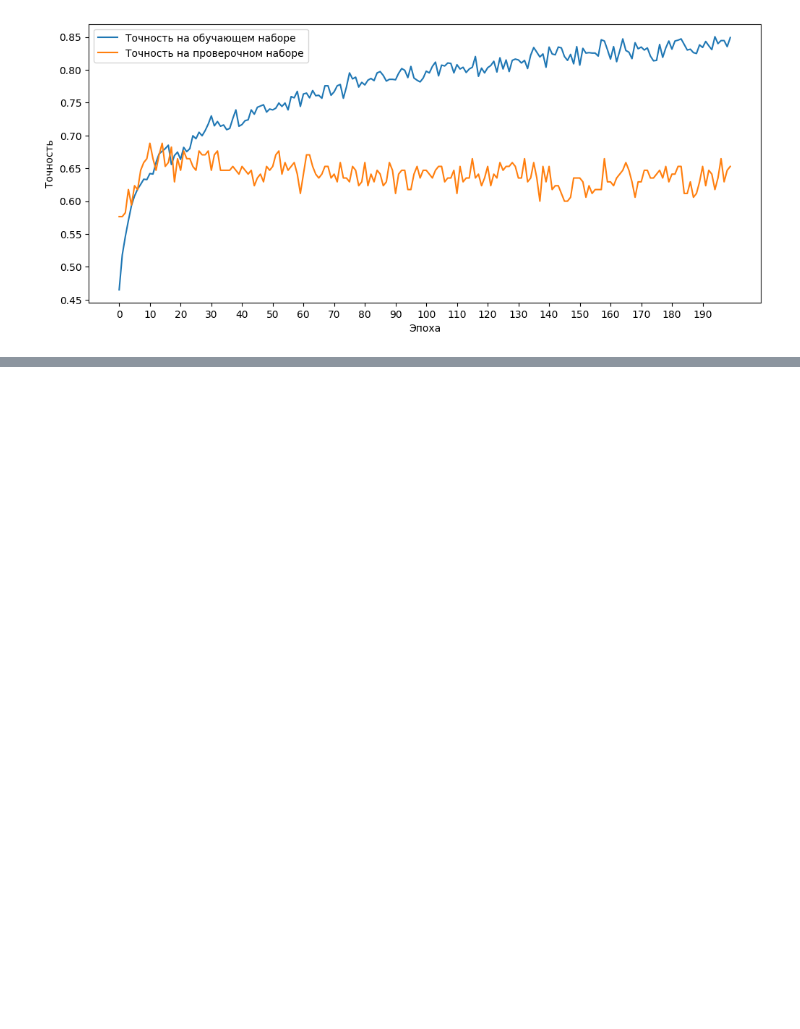
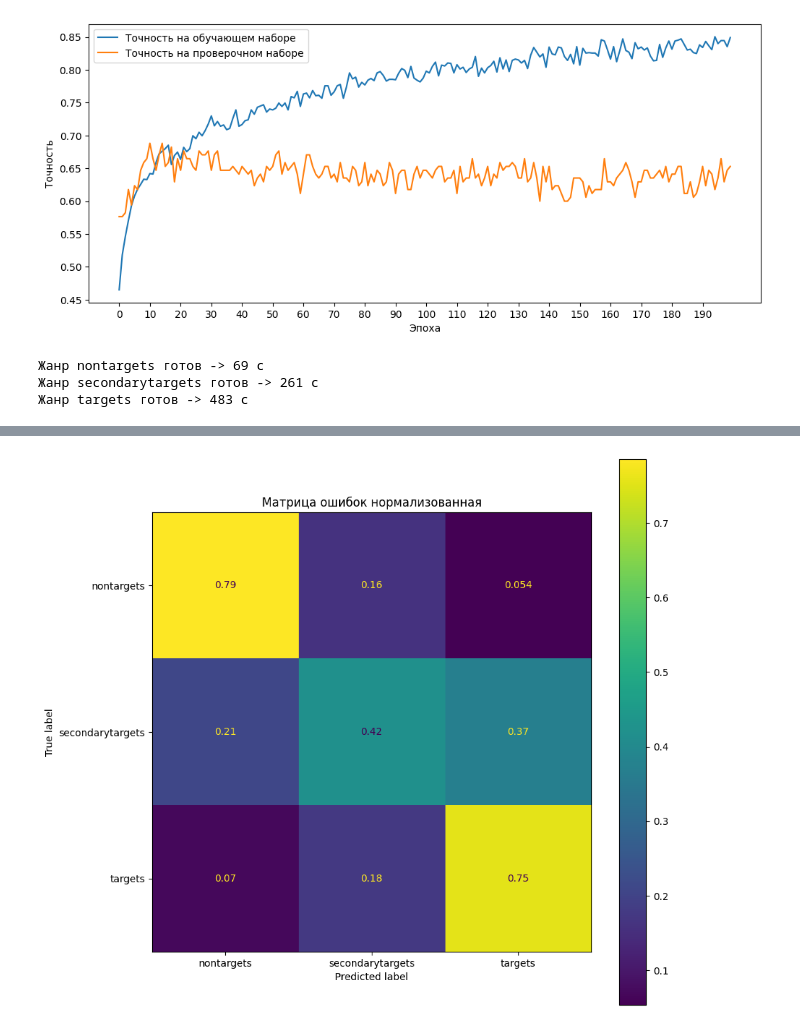
Before and after one commit to Oleg1208/Media_108_n, a Jupyter notebook: Kozyrev Sergey/Filter_calls_V2.ipynb, the cells around one changed output, grey strips where cells are left out. Drawn from its saved outputs; the diff is of its cells as text; code cells hidden in the pictures; blank space fills up the shorter version.

Commit message:
added test dataset validation

```diff
--- a/Kozyrev Sergey/Filter_calls_V2.ipynb
+++ b/Kozyrev Sergey/Filter_calls_V2.ipynb
@@ -570,3 +571,42 @@ Epoch 200/200
 model.save('/content/drive/MyDrive/Phone_calls/V2/model_data/model_audio_mean.h5')
 with open('/content/drive/MyDrive/Phone_calls/V2/model_data/audio_train_val_mean.pickle', 'wb') as f:
     pickle.dump((x_train, y_train, x_val, y_val, x_scaler), f)
+# %%
+model = load_model('/content/drive/MyDrive/Phone_calls/V2/model_data/model_audio_mean.h5')
+with open('/content/drive/MyDrive/Phone_calls/V2/model_data/audio_train_val_mean.pickle', 'rb') as f:
+    x_train, y_train, x_val, y_val, x_scaler = pickle.load(f)
+# %%
+# Формирование тестовой выборки из файлов, не вошедших в основной набор
+
+x_test, y_test = extract_data(FILE_INDEX_TRAIN_SPLIT, CLASS_FILES)
+x_test = x_scaler.transform(x_test)
+# %% [output]
+Жанр nontargets готов -> 69 c
+Жанр secondarytargets готов -> 261 c
+Жанр targets готов -> 483 c
+# %%
+# Функция оценки точности модели на заданной выборке
+
+def eval_model(model,  # обученная модель нейронной сети
+               x,      # входные данные
+               y_true  # выходные данные (верные ответы)
+               ):
+    loss, acc = model.evaluate(x, y_true)
+    print(f'Ошибка: {loss}, точность: {acc}')
+
+    # Построение матрицы ошибок
+    y_pred = model.predict(x)
+    cm = confusion_matrix(np.argmax(y_true, axis=1),
+                          np.argmax(y_pred, axis=1),
+                          normalize='true')
+
+    # Отрисовка матрицы ошибок
+    fig, ax = plt.subplots(figsize=(10, 10))
+    ax.set_title('Матрица ошибок нормализованная')
+    disp = ConfusionMatrixDisplay(confusion_matrix=cm, display_labels=CLASS_LIST)
+    disp.plot(ax=ax)
+    plt.show()
+# %%
+# Оценка точности сети на проверочной выборке
+eval_model(model, x_val, y_val)
+# %% [output]
@@ -572,0 +616 @@ with open('/content/drive/MyDrive/Phone_calls/V2/model_data/audio_train_val_mean
+[figure, added]
```
Also changed, not shown: parts of 8 cells of this notebook.
